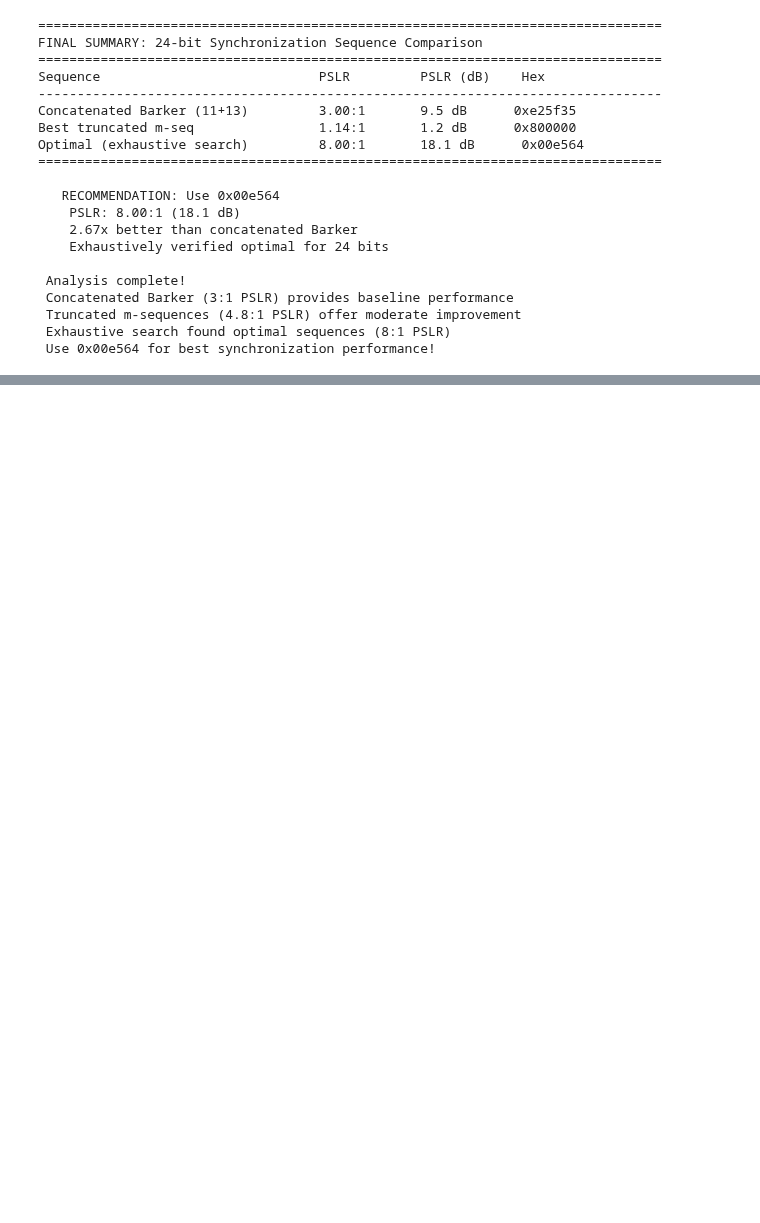
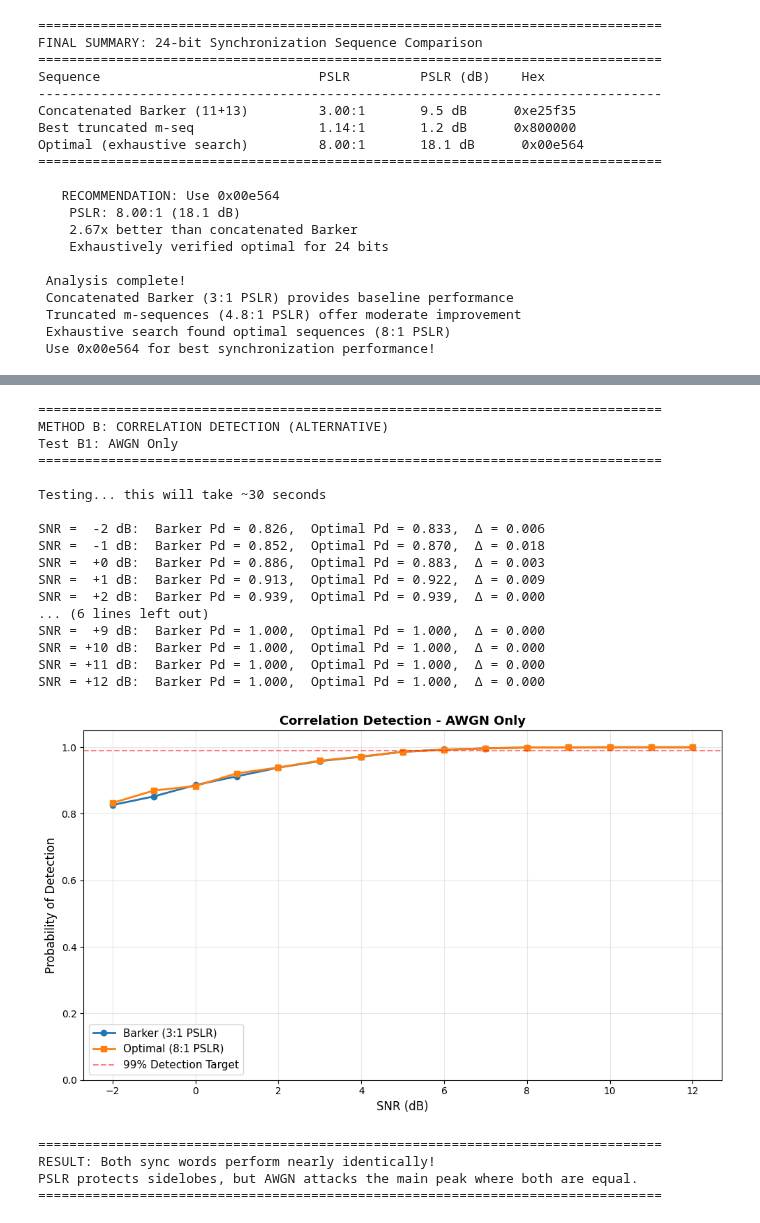
Before and after one commit to OpenResearchInstitute/interlocutor, a Jupyter notebook: OPV_sync_word_study.ipynb, the cells around one changed output, grey strips where cells are left out. Cells and saved outputs as stored; diff of their text form; code cells hidden in the pictures; blank space fills up the shorter version.

```diff
--- a/OPV_sync_word_study.ipynb
+++ b/OPV_sync_word_study.ipynb
@@ -559,0 +859,68 @@ print(f"  Shows progression: m-seq (4.8:1) → Barker (3:1) → Optimal (8:1)")
+# %%
+# ============================================================================
+# Test B1: Correlation Detection - AWGN Only
+# ============================================================================
+
+print("=" * 80)
+print("METHOD B: CORRELATION DETECTION (ALTERNATIVE)")
+print("Test B1: AWGN Only")
+print("=" * 80)
+print("\nTesting... this will take ~30 seconds\n")
+
+correlation_params = {'threshold': 0.75}
+
+barker_pd_awgn_corr = []
+optimal_pd_awgn_corr = []
+
+for snr_db in snr_range:
+    barker_pd = test_detector(concat_barker, snr_db, correlation_detector,
+                              correlation_params, n_trials=5000)
+    optimal_pd = test_detector(optimal_bipolar, snr_db, correlation_detector,
+                               correlation_params, n_trials=5000)
+
+    barker_pd_awgn_corr.append(barker_pd)
+    optimal_pd_awgn_corr.append(optimal_pd)
+
+    print(f"SNR = {snr_db:+3d} dB:  Barker Pd = {barker_pd:.3f},  Optimal Pd = {optimal_pd:.3f},  Δ = {abs(barker_pd-optimal_pd):.3f}")
+
+# Plot results
+plt.figure(figsize=(10, 6))
+plt.plot(snr_range, barker_pd_awgn_corr, 'o-', linewidth=2, markersize=6, label='Barker (3:1 PSLR)')
+plt.plot(snr_range, optimal_pd_awgn_corr, 's-', linewidth=2, markersize=6, label='Optimal (8:1 PSLR)')
+plt.axhline(y=0.99, color='r', linestyle='--', alpha=0.5, label='99% Detection Target')
+plt.xlabel('SNR (dB)', fontsize=12)
+plt.ylabel('Probability of Detection', fontsize=12)
+plt.title('Correlation Detection - AWGN Only', fontsize=13, fontweight='bold')
+plt.grid(True, alpha=0.3)
+plt.legend(fontsize=11)
+plt.ylim([0, 1.05])
+plt.tight_layout()
+plt.show()
+
+print("\n" + "="*80)
+print("RESULT: Both sync words perform nearly identically!")
+print("PSLR protects sidelobes, but AWGN attacks the main peak where both are equal.")
+print("="*80)
+# %% [output]
+================================================================================
+METHOD B: CORRELATION DETECTION (ALTERNATIVE)
+Test B1: AWGN Only
+================================================================================
+
+Testing... this will take ~30 seconds
+
+SNR =  -2 dB:  Barker Pd = 0.826,  Optimal Pd = 0.833,  Δ = 0.006
+SNR =  -1 dB:  Barker Pd = 0.852,  Optimal Pd = 0.870,  Δ = 0.018
+SNR =  +0 dB:  Barker Pd = 0.886,  Optimal Pd = 0.883,  Δ = 0.003
+SNR =  +1 dB:  Barker Pd = 0.913,  Optimal Pd = 0.922,  Δ = 0.009
+SNR =  +2 dB:  Barker Pd = 0.939,  Optimal Pd = 0.939,  Δ = 0.000
+... (6 lines left out)
+SNR =  +9 dB:  Barker Pd = 1.000,  Optimal Pd = 1.000,  Δ = 0.000
+SNR = +10 dB:  Barker Pd = 1.000,  Optimal Pd = 1.000,  Δ = 0.000
+SNR = +11 dB:  Barker Pd = 1.000,  Optimal Pd = 1.000,  Δ = 0.000
+SNR = +12 dB:  Barker Pd = 1.000,  Optimal Pd = 1.000,  Δ = 0.000
+[figure, added]
+================================================================================
+RESULT: Both sync words perform nearly identically!
+PSLR protects sidelobes, but AWGN attacks the main peak where both are equal.
+================================================================================
```
Also changed, not shown: parts of 28 cells of this notebook.
